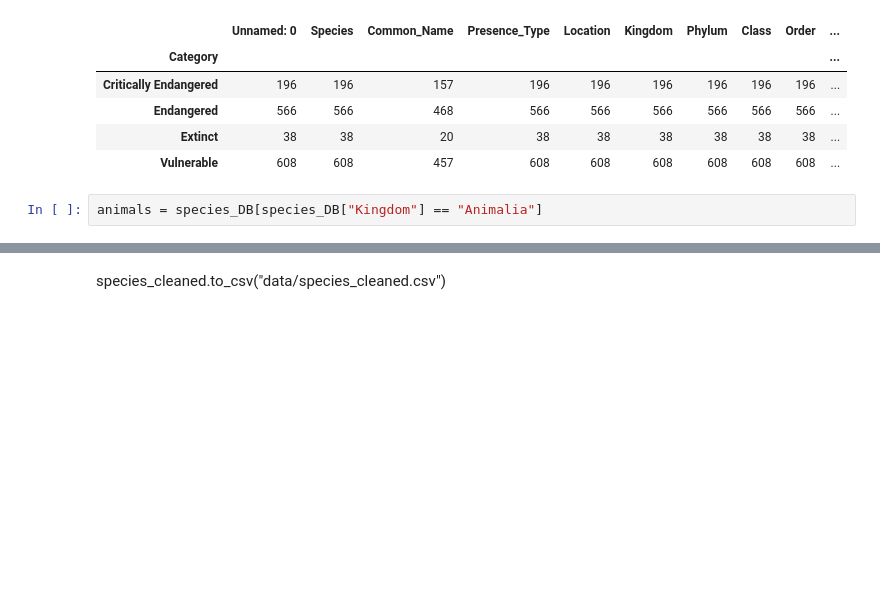
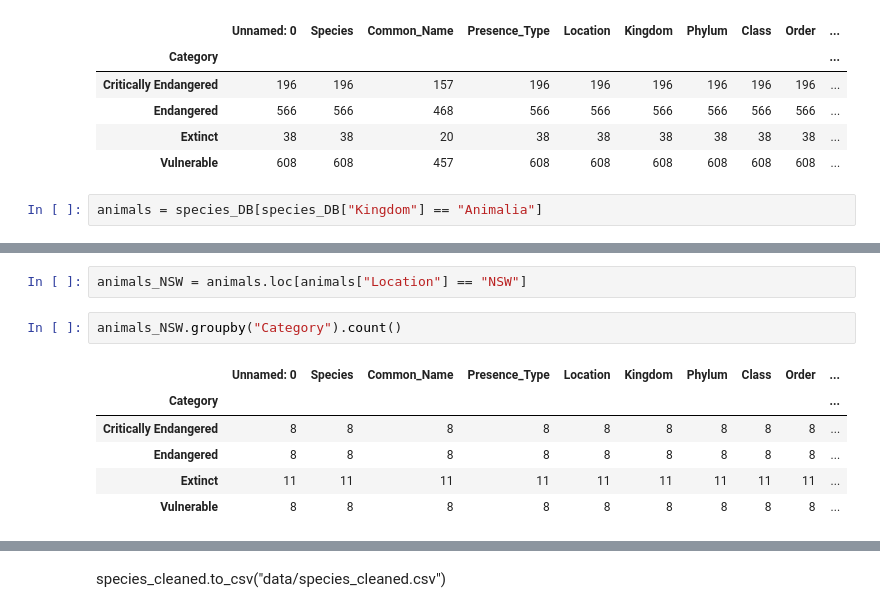
Before and after one commit to AmyAndersson/Project-2, a Jupyter notebook: notebook_cleaning/Spc_Clean2-Copy1.ipynb, the cells around one changed output, grey strips where cells are left out. Cells and saved outputs as stored; diff of their text form; blank space fills up the shorter version.

```diff
--- a/notebook_cleaning/Spc_Clean2-Copy1.ipynb
+++ b/notebook_cleaning/Spc_Clean2-Copy1.ipynb
@@ -72,3 +72,14 @@ animals.groupby("Category").count()
 | Extinct | 53 | 53 | 53 | 53 | 53 | 53 | 53 | 53 | 53 | ... |
 | Extinct in the wild | 1 | 1 | 1 | 1 | 1 | 1 | 1 | 1 | 1 | ... |
 | Vulnerable | 216 | 216 | 216 | 216 | 216 | 216 | 216 | 216 | 216 | ... |
+# %%
+animals_NSW = animals.loc[animals["Location"] == "NSW"]
+# %%
+animals_NSW.groupby("Category").count()
+# %% [output]
+|  | Unnamed: 0 | Species | Common_Name | Presence_Type | Location | Kingdom | Phylum | Class | Order | ... |
+| Category |  |  |  |  |  |  |  |  |  | ... |
+| Critically Endangered | 8 | 8 | 8 | 8 | 8 | 8 | 8 | 8 | 8 | ... |
+| Endangered | 8 | 8 | 8 | 8 | 8 | 8 | 8 | 8 | 8 | ... |
+| Extinct | 11 | 11 | 11 | 11 | 11 | 11 | 11 | 11 | 11 | ... |
+| Vulnerable | 8 | 8 | 8 | 8 | 8 | 8 | 8 | 8 | 8 | ... |
```
Also changed, not shown: parts of 15 cells of this notebook, 3 other files.
